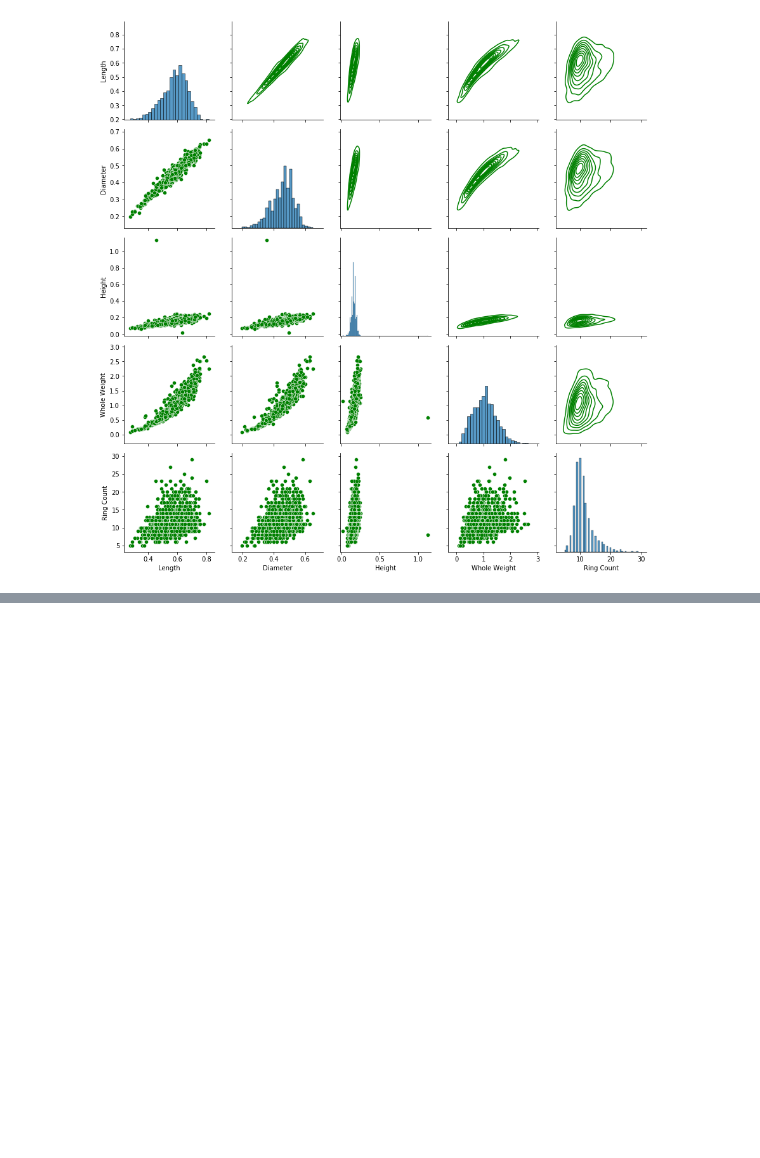
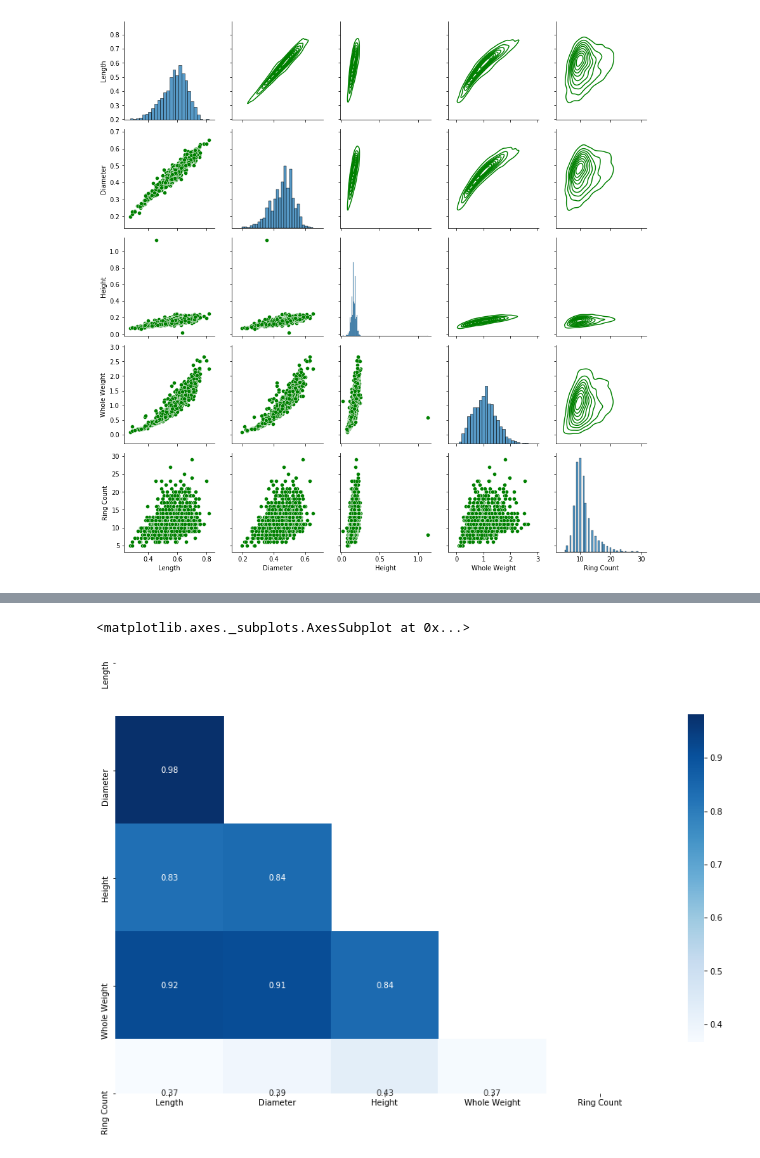
Before and after one commit to thokieu/Abalone-Regression, a Jupyter notebook: Workbook.ipynb, the cells around one changed output, grey strips where cells are left out. Saved outputs shown, nothing was run; the diff lists cells and outputs as text; code cells hidden in the pictures; blank space fills up the shorter version.

Commit message:
Added Correlation Matrix and Heatmap

```diff
--- a/Workbook.ipynb
+++ b/Workbook.ipynb
@@ -441,0 +444,11 @@ pgs_female.map_upper(sns.kdeplot, color = 'green')
+# %%
+corr_male = Aba_data_male.corr()
+mask_male = np.triu(np.ones_like(corr_male, dtype = bool))
+
+f, ax = plt.subplots(figsize = (15, 15))
+cmap = sns.diverging_palette(250, 15, as_cmap=True)
+
+sns.heatmap(corr_male, mask = mask_male, cmap = 'Blues', square = True, annot = True, cbar_kws = {"shrink": .5})
+# %% [output]
+<matplotlib.axes._subplots.AxesSubplot at 0x...>
+[figure, added]
```
Also changed, not shown: parts of 5 cells of this notebook.
